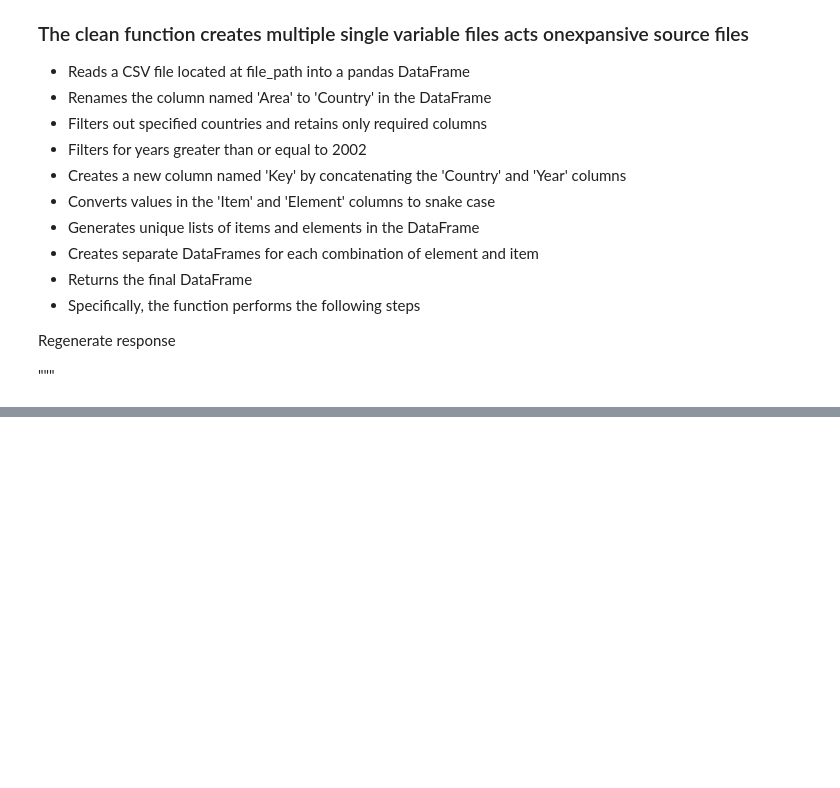
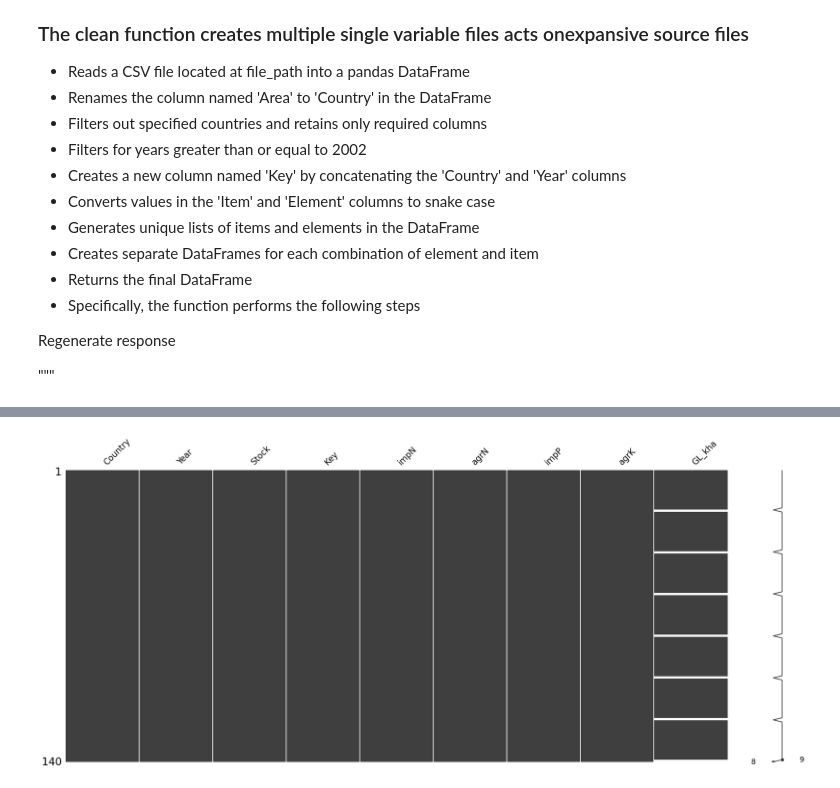
Before and after one commit to ronandownes/beef, a Jupyter notebook: 03_Clean_predictors.ipynb, the cells around one changed output, grey strips where cells are left out. Cells and saved outputs as stored; diff of their text form; code cells hidden in the pictures; blank space fills up the shorter version.

```diff
--- a/03_Clean_predictors.ipynb
+++ b/03_Clean_predictors.ipynb
@@ -1328,0 +714,5 @@ main_df = main_df.merge(df[['Key', 'ProdN']].rename(columns={'ProdN': 'ProdN2'})
+# %%
+df = df.groupby("Key").sum()
+df = df.drop("Year", axis=1)
+df['Value'] = df['Value'].astype(int)
+df
@@ -1328,0 +734,3 @@ main_df = main_df.merge(df[['Key', 'ProdN']].rename(columns={'ProdN': 'ProdN2'})
+# %%
+df = df.rename(columns={"Value": "GL_kha"})
+df.head()
@@ -1328,0 +745,6 @@ main_df = main_df.merge(df[['Key', 'ProdN']].rename(columns={'ProdN': 'ProdN2'})
+# %%
+main_df['Year'] = main_df['Year'].astype(int)
+
+main_df_filtered = main_df[main_df['Year'] > 2018]
+
+main_df_filtered #
@@ -1328,0 +769,3 @@ main_df = main_df.merge(df[['Key', 'ProdN']].rename(columns={'ProdN': 'ProdN2'})
+# %%
+main_df = pd.merge(main_df, df, on='Key', how='left')
+main_df
@@ -1328,0 +788,5 @@ main_df = main_df.merge(df[['Key', 'ProdN']].rename(columns={'ProdN': 'ProdN2'})
+# %%
+msno.matrix(main_df)
+plt.show()
+# %% [output]
+[figure, added]
```
Also changed, not shown: parts of 160 cells of this notebook, 1 other file.
